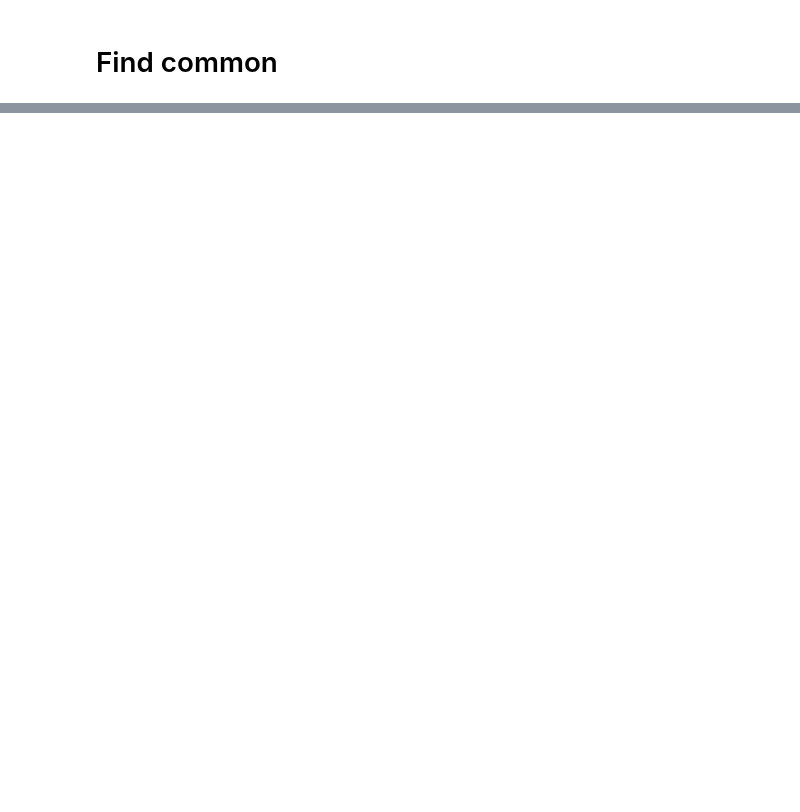
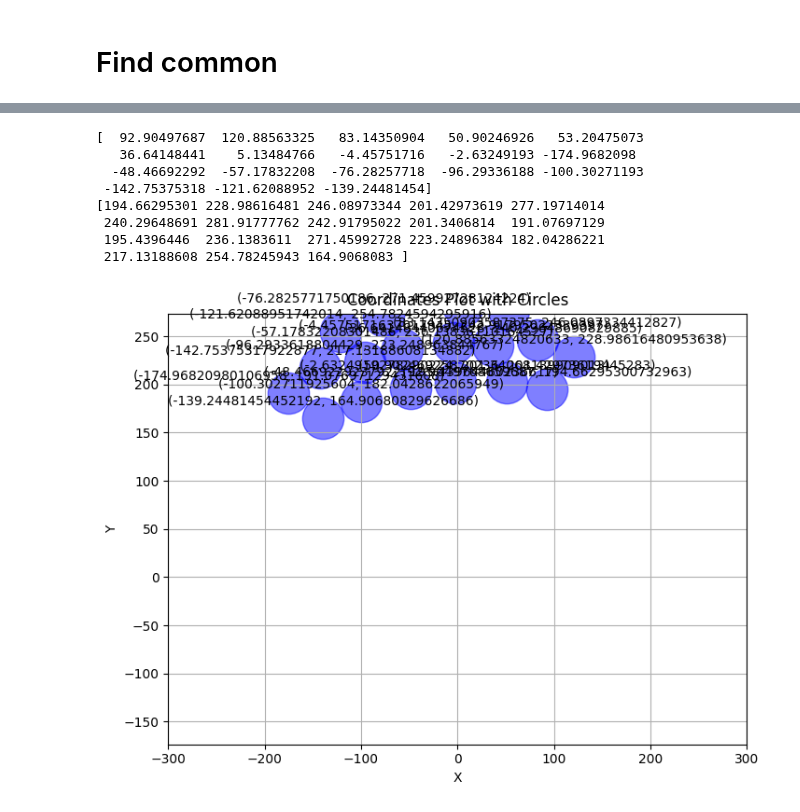
Before and after one commit to yanjun96/thermal_mechanics_fenicsx, a Jupyter notebook: Tutorial/Fun_practice.ipynb, the cells around one changed output, grey strips where cells are left out. Drawn from its saved outputs; the diff is of its cells as text; code cells hidden in the pictures; blank space fills up the shorter version.

```diff
--- a/Tutorial/Fun_practice.ipynb
+++ b/Tutorial/Fun_practice.ipynb
@@ -313,0 +353,54 @@ print(c)
+# %%
+import numpy as np
+import matplotlib.pyplot as plt
+
+# Define the x and y coordinates
+x = np.array([214.0, 258.0, 252.0, 197.0, 262.0, 222.0, 240.0, 202.0, 168.0, 66.25, 138.27, 167.81, 187.21, 135.83, 98.99, 105.58, 148.68, 63.53])
+y = np.array([27.0, 22.0, 63.0, 66.0, 105.0, 99.0, 148.0, 135.0, 111.0, 250.47, 146.38, 175.7, 210.86, 201.65, 182.76, 237.44, 240.0, 206.27])
+
+# Define the rotation angle in radians (1 radian per second)
+theta = 1  # 1 radian
+
+# Define the rotation matrix
+r_matrix = np.array([[np.cos(theta), -np.sin(theta)],
+                             [np.sin(theta), np.cos(theta)]])
+
+# Stack x and y into a single array of shape (2, n) where n is the number of points
+points = np.vstack((x, y))
+
+# Perform the rotation
+r_points = r_matrix @ points
+
+# Separate the rotated x and y coordinates
+r_x = r_points[0, :]
+r_y = r_points[1, :]
+
+print(r_x)
+print(r_y)
+
+radius = 18
+
+# Plot the coordinates as circles
+plt.figure(figsize=(8, 6))
+plt.axis('equal')
+plt.xlim(-300, 300)
+plt.ylim(-300, 400)
+for i in range(len(r_x)):
+    plt.scatter(r_x[i], r_y[i], s=np.pi * radius**2, c='blue', alpha=0.5)
+    plt.annotate(f"({r_x[i]}, {r_y[i]})", (r_x[i], r_y[i]), textcoords="offset points", xytext=(0,10), ha='center')
+    # s determines the size of the circle based on the area
+plt.xlabel('X')
+plt.ylabel('Y')
+plt.title('Coordinates Plot with Circles')
+plt.grid(True)
+plt.show()
+# %% [output]
+[  92.90497687  120.88563325   83.14350904   50.90246926   53.20475073
+   36.64148441    5.13484766   -4.45751716   -2.63249193 -174.9682098
+  -48.46692292  -57.17832208  -76.28257718  -96.29336188 -100.30271193
+ -142.75375318 -121.62088952 -139.24481454]
+[194.66295301 228.98616481 246.08973344 201.42973619 277.19714014
+ 240.29648691 281.91777762 242.91795022 201.3406814  191.07697129
+ 195.4396446  236.1383611  271.45992728 223.24896384 182.04286221
+ 217.13188608 254.78245943 164.9068083 ]
+[figure, added]
```
Also changed, not shown: parts of 5 cells of this notebook, 4 other files.
